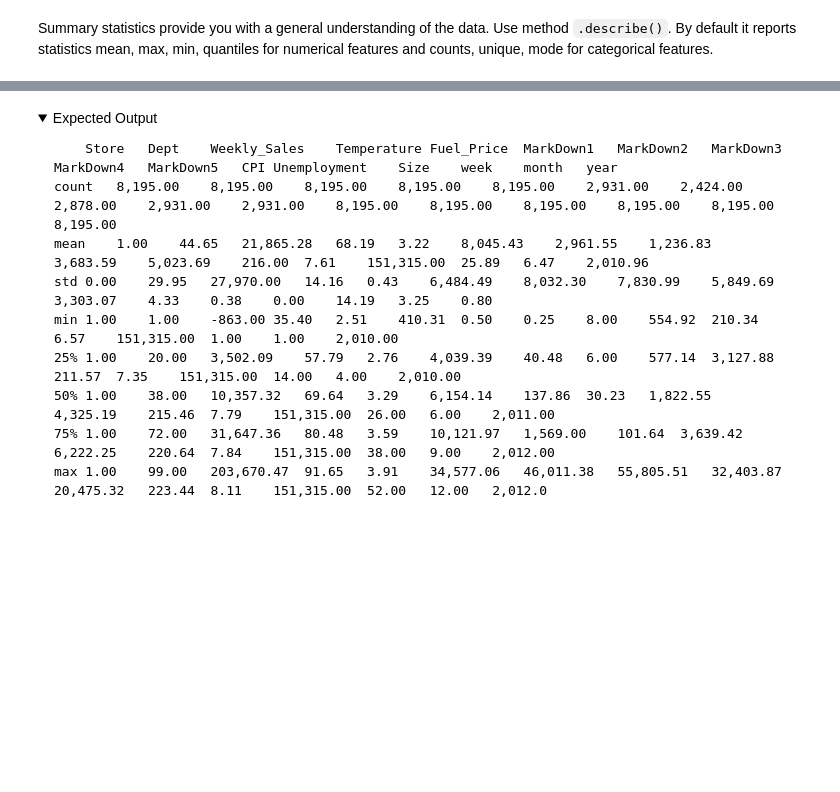
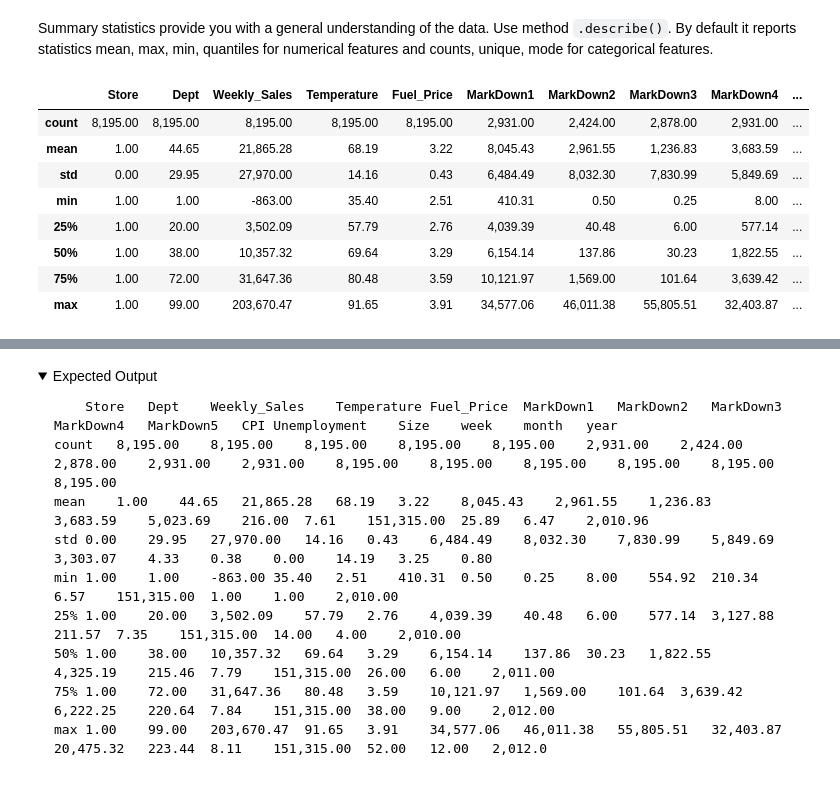
Before and after one commit to curtpond/MLE-10, a Jupyter notebook: assignments/week-04-data-eng-airflow/nb/walmart-sales-data.ipynb, the cells around one changed output, grey strips where cells are left out. Cells and saved outputs as stored; diff of their text form; code cells hidden in the pictures; folded sections open; blank space fills up the shorter version.

```diff
--- a/assignments/week-04-data-eng-airflow/nb/walmart-sales-data.ipynb
+++ b/assignments/week-04-data-eng-airflow/nb/walmart-sales-data.ipynb
@@ -291,4 +312,14 @@ dtype: object
 Summary statistics provide you with a general understanding of the data. Use method `.describe()`. By default it reports statistics mean, max, min, quantiles for numerical features and counts, unique, mode for categorical features.
 # %%
 pd.options.display.float_format = "{:,.2f}".format
-# YOUR CODE HERE
+df_train.describe()
+# %% [output]
+|  | Store | Dept | Weekly_Sales | Temperature | Fuel_Price | MarkDown1 | MarkDown2 | MarkDown3 | MarkDown4 | ... |
+| count | 8,195.00 | 8,195.00 | 8,195.00 | 8,195.00 | 8,195.00 | 2,931.00 | 2,424.00 | 2,878.00 | 2,931.00 | ... |
+| mean | 1.00 | 44.65 | 21,865.28 | 68.19 | 3.22 | 8,045.43 | 2,961.55 | 1,236.83 | 3,683.59 | ... |
+| std | 0.00 | 29.95 | 27,970.00 | 14.16 | 0.43 | 6,484.49 | 8,032.30 | 7,830.99 | 5,849.69 | ... |
+| min | 1.00 | 1.00 | -863.00 | 35.40 | 2.51 | 410.31 | 0.50 | 0.25 | 8.00 | ... |
+| 25% | 1.00 | 20.00 | 3,502.09 | 57.79 | 2.76 | 4,039.39 | 40.48 | 6.00 | 577.14 | ... |
+| 50% | 1.00 | 38.00 | 10,357.32 | 69.64 | 3.29 | 6,154.14 | 137.86 | 30.23 | 1,822.55 | ... |
+| 75% | 1.00 | 72.00 | 31,647.36 | 80.48 | 3.59 | 10,121.97 | 1,569.00 | 101.64 | 3,639.42 | ... |
+| max | 1.00 | 99.00 | 203,670.47 | 91.65 | 3.91 | 34,577.06 | 46,011.38 | 55,805.51 | 32,403.87 | ... |
```
Also changed, not shown: parts of 11 cells of this notebook.
